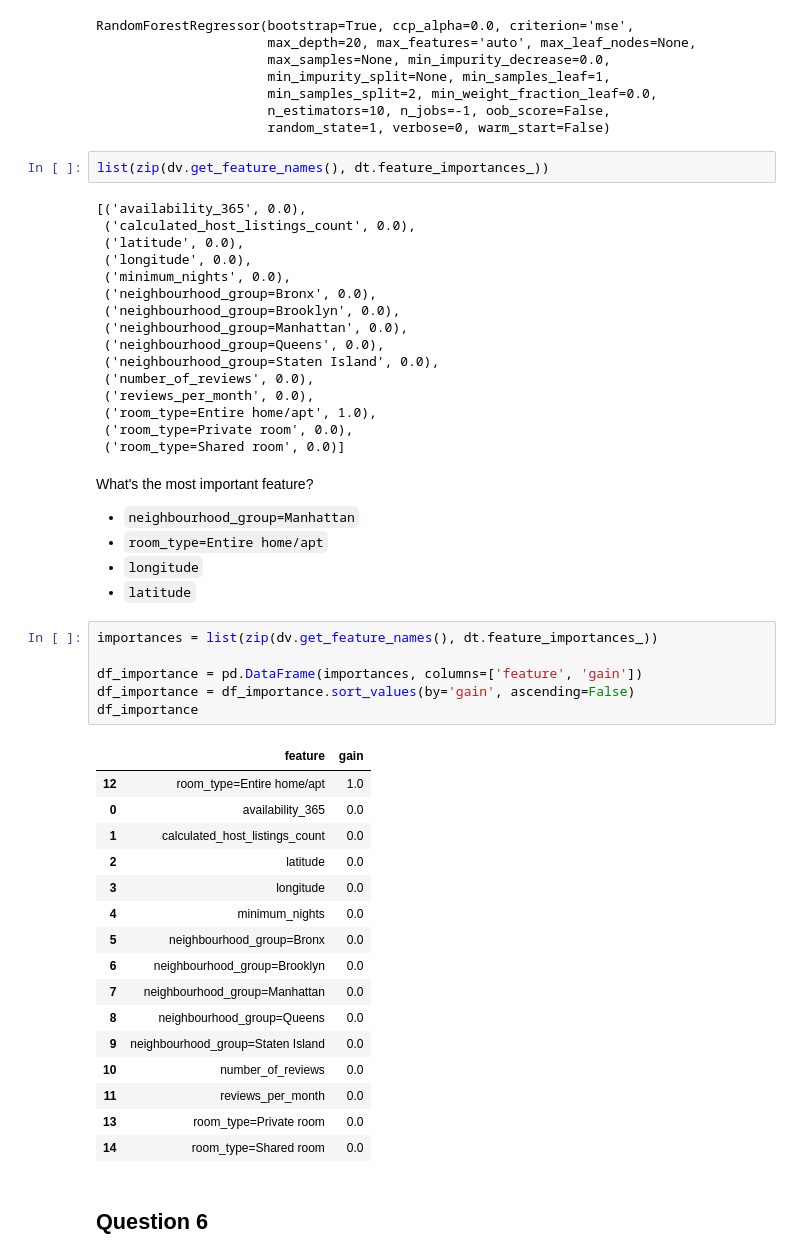
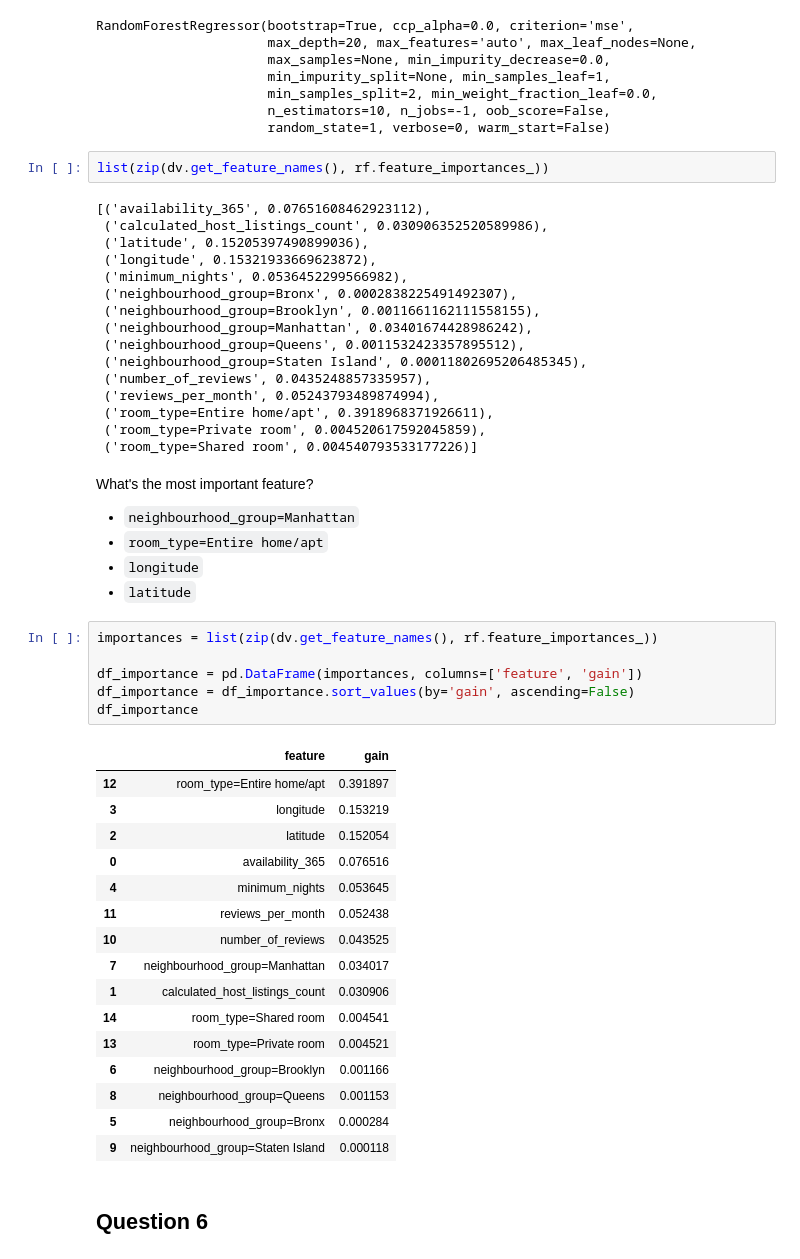
Before and after one commit to ashok-arora/ML-Zoomcamp, a Jupyter notebook: homework_6.ipynb, the cells around one changed output. Saved outputs shown, nothing was run; the diff lists cells and outputs as text.

```diff
--- a/homework_6.ipynb
+++ b/homework_6.ipynb
@@ -341,23 +341,23 @@ RandomForestRegressor(bootstrap=True, ccp_alpha=0.0, criterion='mse',
                       n_estimators=10, n_jobs=-1, oob_score=False,
                       random_state=1, verbose=0, warm_start=False)
 # %%
-list(zip(dv.get_feature_names(), dt.feature_importances_))
+list(zip(dv.get_feature_names(), rf.feature_importances_))
 # %% [output]
-[('availability_365', 0.0),
- ('calculated_host_listings_count', 0.0),
- ('latitude', 0.0),
- ('longitude', 0.0),
- ('minimum_nights', 0.0),
- ('neighbourhood_group=Bronx', 0.0),
- ('neighbourhood_group=Brooklyn', 0.0),
- ('neighbourhood_group=Manhattan', 0.0),
- ('neighbourhood_group=Queens', 0.0),
- ('neighbourhood_group=Staten Island', 0.0),
- ('number_of_reviews', 0.0),
- ('reviews_per_month', 0.0),
- ('room_type=Entire home/apt', 1.0),
- ('room_type=Private room', 0.0),
- ('room_type=Shared room', 0.0)]
+[('availability_365', 0.07651608462923112),
+ ('calculated_host_listings_count', 0.030906352520589986),
+ ('latitude', 0.15205397490899036),
+ ('longitude', 0.15321933669623872),
+ ('minimum_nights', 0.0536452299566982),
+ ('neighbourhood_group=Bronx', 0.0002838225491492307),
+ ('neighbourhood_group=Brooklyn', 0.0011661162111558155),
+ ('neighbourhood_group=Manhattan', 0.03401674428986242),
+ ('neighbourhood_group=Queens', 0.0011532423357895512),
+ ('neighbourhood_group=Staten Island', 0.00011802695206485345),
+ ('number_of_reviews', 0.0435248857335957),
+ ('reviews_per_month', 0.05243793489874994),
+ ('room_type=Entire home/apt', 0.3918968371926611),
+ ('room_type=Private room', 0.004520617592045859),
+ ('room_type=Shared room', 0.004540793533177226)]
 # %% [markdown]
 What's the most important feature?
 
@@ -366,28 +366,28 @@ What's the most important feature?
 * `longitude`
 * `latitude`
 # %%
-importances = list(zip(dv.get_feature_names(), dt.feature_importances_))
+importances = list(zip(dv.get_feature_names(), rf.feature_importances_))
 
 df_importance = pd.DataFrame(importances, columns=['feature', 'gain'])
 df_importance = df_importance.sort_values(by='gain', ascending=False)
 df_importance
 # %% [output]
 |  | feature | gain |
-| 12 | room_type=Entire home/apt | 1.0 |
-| 0 | availability_365 | 0.0 |
-| 1 | calculated_host_listings_count | 0.0 |
-| 2 | latitude | 0.0 |
-| 3 | longitude | 0.0 |
-| 4 | minimum_nights | 0.0 |
-| 5 | neighbourhood_group=Bronx | 0.0 |
-| 6 | neighbourhood_group=Brooklyn | 0.0 |
-| 7 | neighbourhood_group=Manhattan | 0.0 |
-| 8 | neighbourhood_group=Queens | 0.0 |
-| 9 | neighbourhood_group=Staten Island | 0.0 |
-| 10 | number_of_reviews | 0.0 |
-| 11 | reviews_per_month | 0.0 |
-| 13 | room_type=Private room | 0.0 |
-| 14 | room_type=Shared room | 0.0 |
+| 12 | room_type=Entire home/apt | 0.391897 |
+| 3 | longitude | 0.153219 |
+| 2 | latitude | 0.152054 |
+| 0 | availability_365 | 0.076516 |
+| 4 | minimum_nights | 0.053645 |
+| 11 | reviews_per_month | 0.052438 |
+| 10 | number_of_reviews | 0.043525 |
+| 7 | neighbourhood_group=Manhattan | 0.034017 |
+| 1 | calculated_host_listings_count | 0.030906 |
+| 14 | room_type=Shared room | 0.004541 |
+| 13 | room_type=Private room | 0.004521 |
+| 6 | neighbourhood_group=Brooklyn | 0.001166 |
+| 8 | neighbourhood_group=Queens | 0.001153 |
+| 5 | neighbourhood_group=Bronx | 0.000284 |
+| 9 | neighbourhood_group=Staten Island | 0.000118 |
 # %% [markdown]
 ## Question 6
 # %% [markdown]
```
Also changed, not shown: parts of 2 cells of this notebook.
